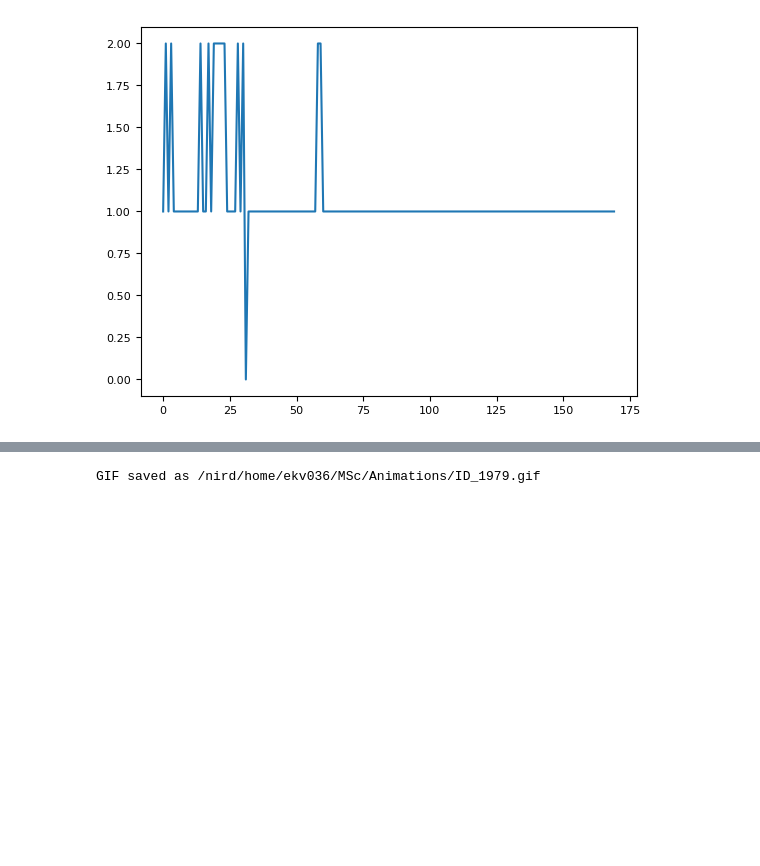
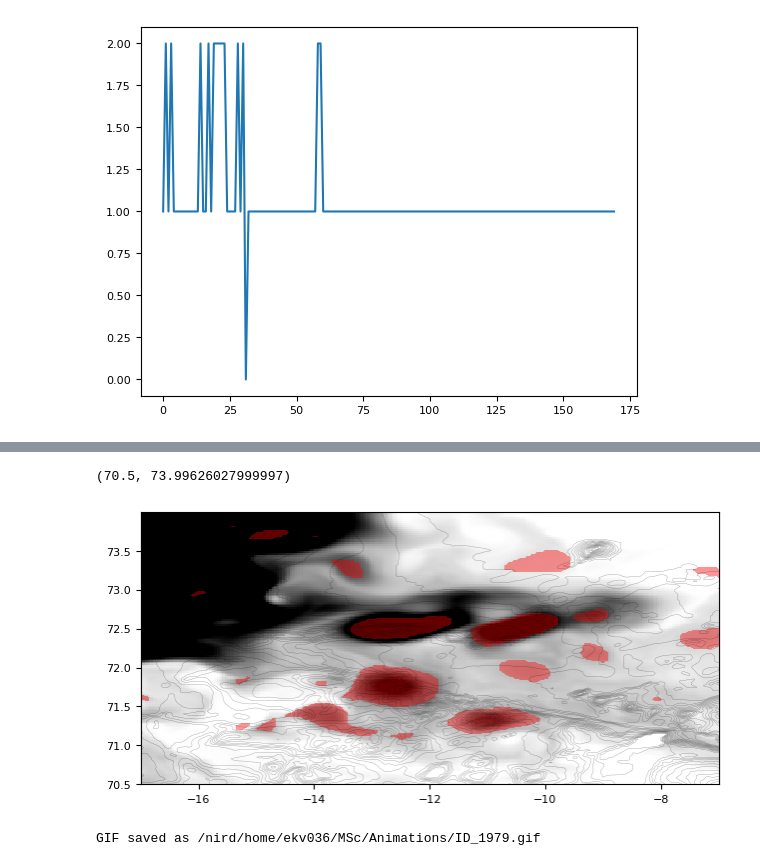
Before and after one commit to EirikKvamme/MScEirik, a Jupyter notebook: Eddies/FWTfromShelf.ipynb, the cells around one changed output, grey strips where cells are left out. Saved outputs shown, nothing was run; the diff lists cells and outputs as text; code cells hidden in the pictures; blank space fills up the shorter version.

```diff
--- a/Eddies/FWTfromShelf.ipynb
+++ b/Eddies/FWTfromShelf.ipynb
@@ -566,3 +619,21 @@ fig.savefig(f'/nird/home/ekv036/MSc/Fig/EddyTracking/ID1979_full',dpi=300, facec
+# %%
+fig, ax = plt.subplots(
+    figsize=(6.2217,3), layout = 'constrained'
+)
+land = depth_no_nan.where(depth_no_nan==0)
+
+ax.pcolormesh(land.X,land.Y,land,cmap='Greys',vmin=-25,vmax=100,zorder=0)
+ax.pcolormesh(FWC.X,FWC.Y,FWC[275],vmin=0,vmax=2,cmap='binary')
+
+ax.contour(lon, lat, depth_no_nan, [0], colors='black', linewidths=0.25,zorder=0)
+ax.contour(lon, lat, depth_no_nan, np.arange(0,3000,150), colors='black', linewidths=0.15,alpha=0.7)
+
+ax.contourf(eddyRegion.X,eddyRegion.Y,eddyRegion[275],[0.5,1.5],colors='red',alpha=0.4)
+ax.set_xlim(-17,-7)
+ax.set_ylim(70.5)
+# %% [output]
+(70.5, 73.99626027999997)
+[figure, added]
 # %%
 from PIL import Image
 import os
```
Also changed, not shown: parts of 5 cells of this notebook, 2 other files.
